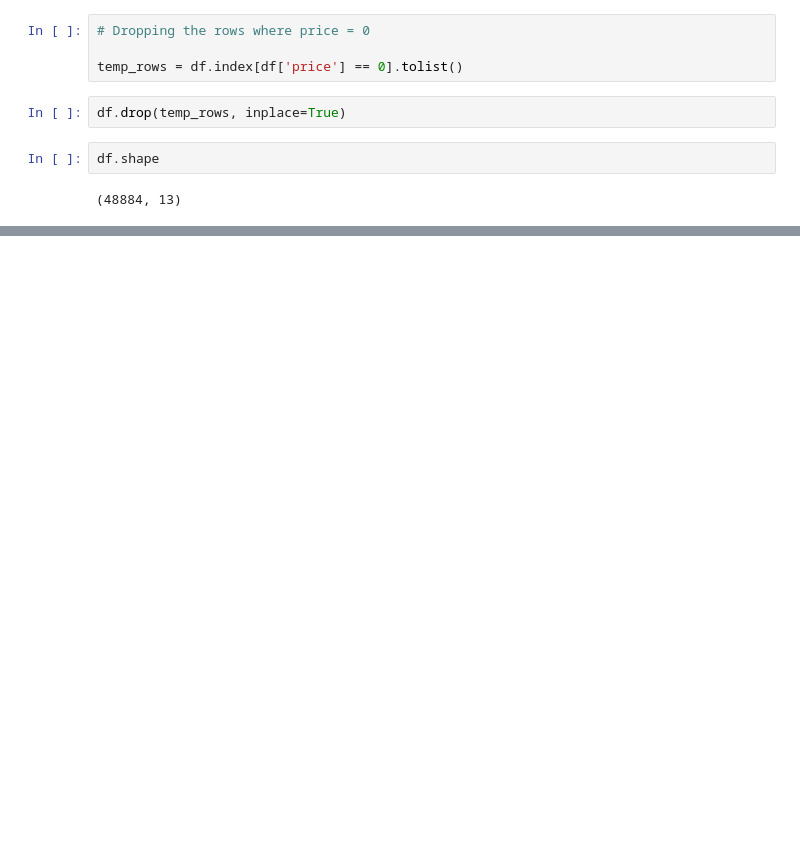
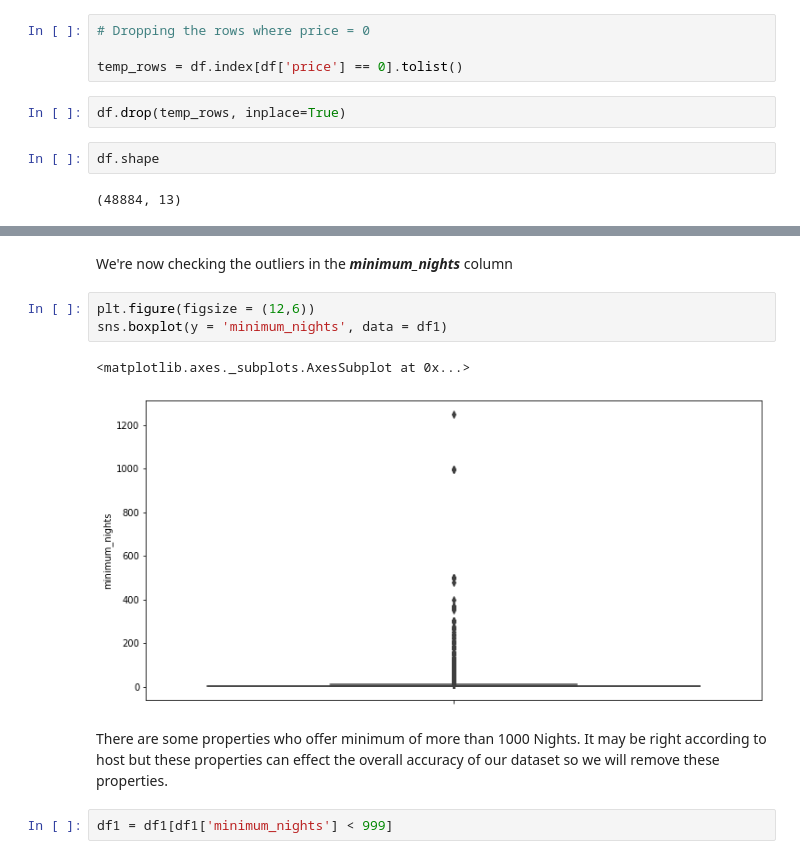
Before and after one commit to ShivanshSingh000/Airbnb-Data-Analysis, a Jupyter notebook: My_Individual_Airbnb_Bookings_Analysis_Project.ipynb, the cells around one changed output, grey strips where cells are left out. Saved outputs shown, nothing was run; the diff lists cells and outputs as text; blank space fills up the shorter version.

```diff
--- a/My_Individual_Airbnb_Bookings_Analysis_Project.ipynb
+++ b/My_Individual_Airbnb_Bookings_Analysis_Project.ipynb
@@ -211,0 +260,12 @@ df.shape
+# %% [markdown]
+We're now checking the outliers in the ***minimum_nights*** column
+# %%
+plt.figure(figsize = (12,6))
+sns.boxplot(y = 'minimum_nights', data = df1)
+# %% [output]
+<matplotlib.axes._subplots.AxesSubplot at 0x...>
+[figure, added]
+# %% [markdown]
+There are some properties who offer minimum of more than 1000 Nights. It may be right according to host but these properties can effect the overall accuracy of our dataset so we will remove these properties.
+# %%
+df1 = df1[df1['minimum_nights'] < 999]
```
Also changed, not shown: parts of 17 cells of this notebook.
